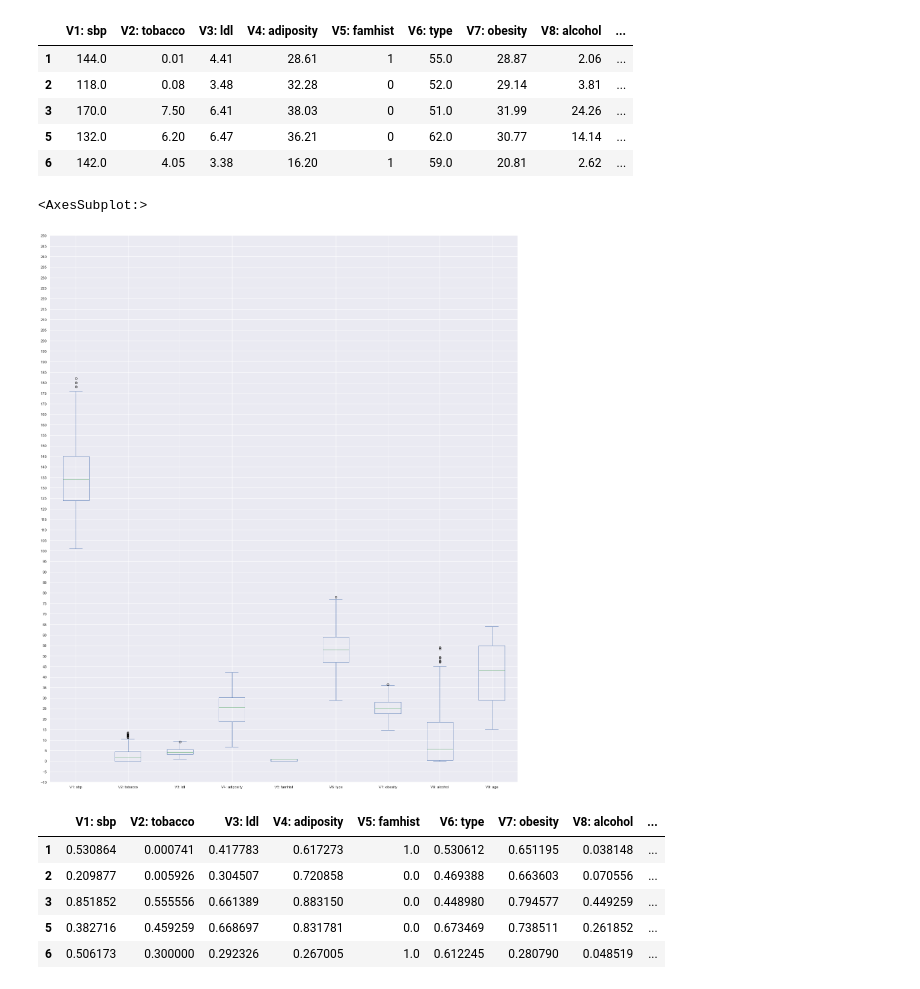
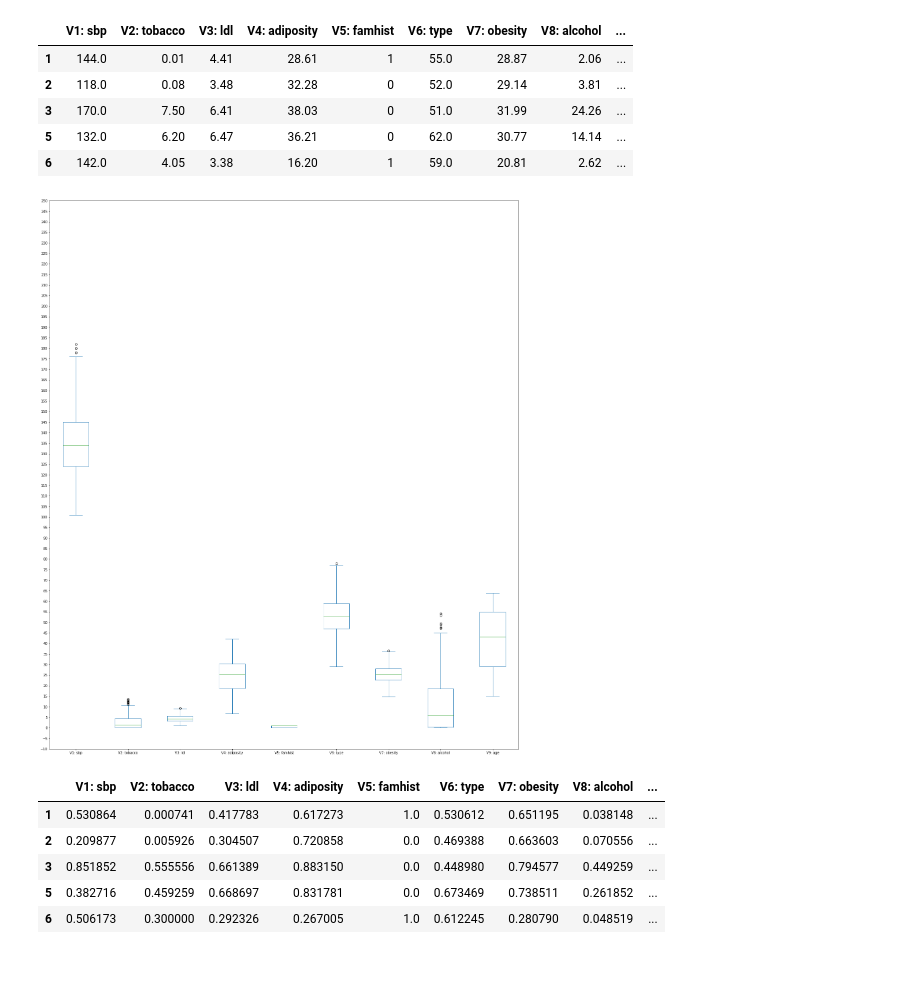
Before and after one commit to RyanJones999/AI-Assignment2, a Jupyter notebook: HeartDisease_Prediction.ipynb, the cells around one changed output. Cells and saved outputs as stored; diff of their text form; code cells hidden in the pictures.

```diff
--- a/HeartDisease_Prediction.ipynb
+++ b/HeartDisease_Prediction.ipynb
@@ -86,11 +87,10 @@ df.head()
 | 3 | 170.0 | 7.50 | 6.41 | 38.03 | 0 | 51.0 | 31.99 | 24.26 | ... |
 | 5 | 132.0 | 6.20 | 6.47 | 36.21 | 0 | 62.0 | 30.77 | 14.14 | ... |
 | 6 | 142.0 | 4.05 | 3.38 | 16.20 | 1 | 59.0 | 20.81 | 2.62 | ... |
-# %%
-df[attr].plot(kind='box',figsize=(25,30),yticks=tick)
-# %% [output]
-<AxesSubplot:>
-[figure, removed]
+# %%
+drawBox(df, attr)
+# %% [output]
+[figure, added]
 # %%
 df[attr] = scaler.fit_transform(df[attr])
 df.head()
```
Also changed, not shown: parts of 22 cells of this notebook.
